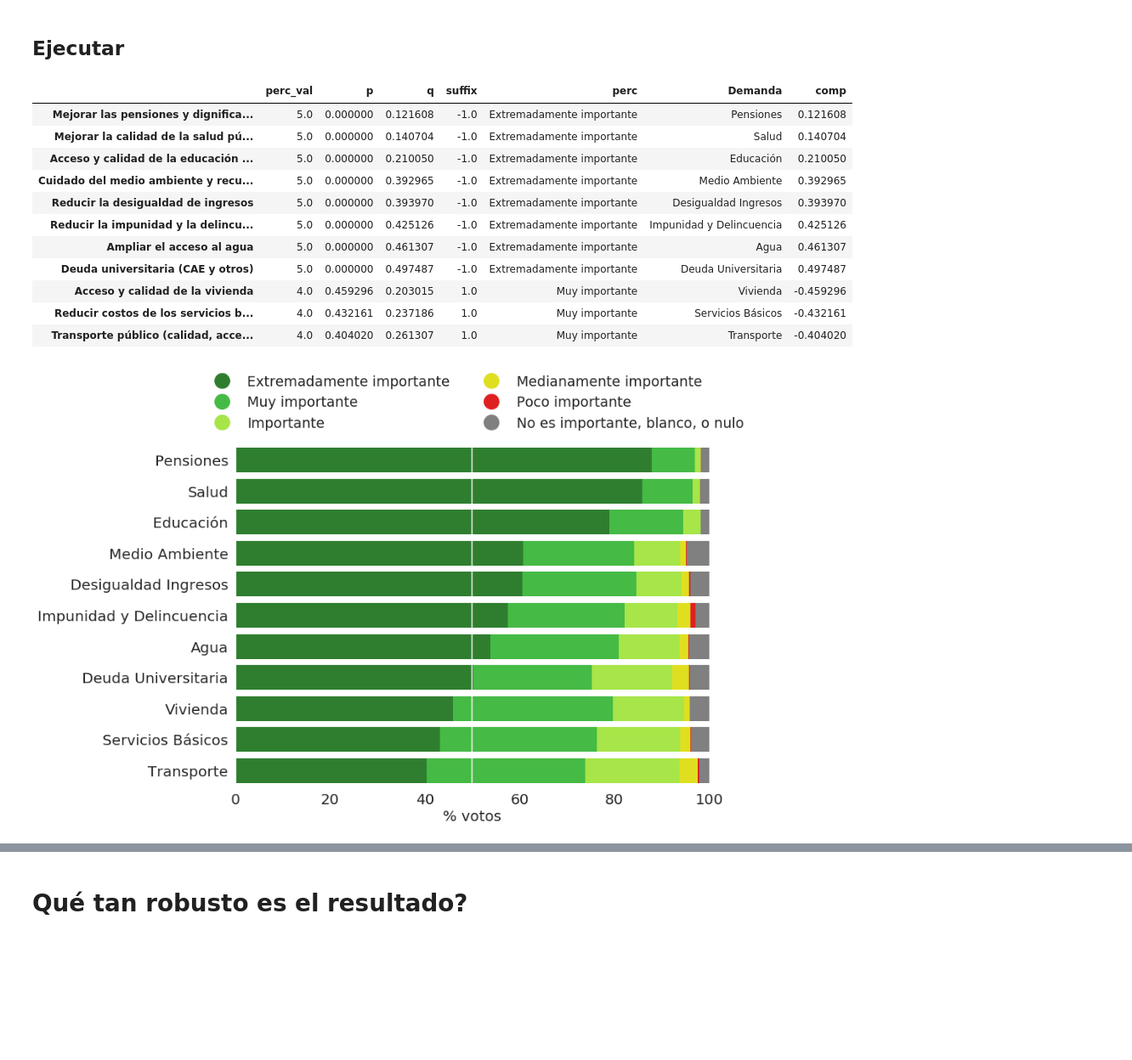
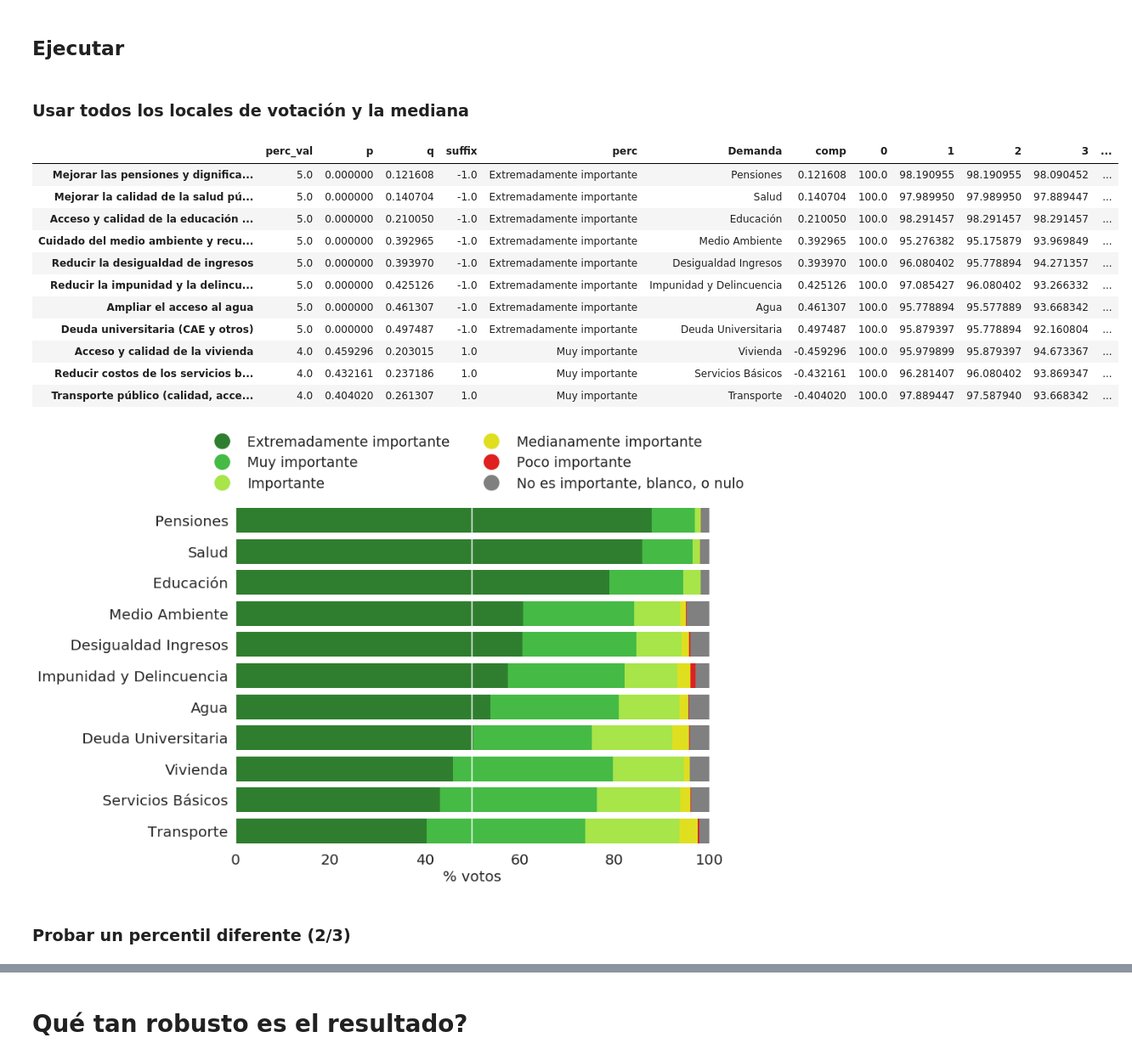
Before and after one commit to fforster/ConsultaRenca2020, a Jupyter notebook: VotacionRenca2020.ipynb, the cells around one changed output, grey strips where cells are left out. Shown at 85% size. Drawn from its saved outputs; the diff is of its cells as text; code cells hidden in the pictures; blank space fills up the shorter version.

Commit message:
Changed name, fixed issues with sorting

```diff
--- a/Renca_umbral.ipynb
+++ b/VotacionRenca2020.ipynb
@@ -271,2 +258,0 @@ Definir percentil, método asume
-# %%
-th = 100. * 0.5 # 2./3. # percentile
@@ -280,14 +268,13 @@ Definiremos una función que calcula percentiles, y valores de q y p para percen
 
 Cuando p > q, se dice que demanda es [percentil]+, cuando p < q, [percentil]-
 # %%
-def sort(dfall, local, percentile, verbose=False):
+def sort(dfall, sel_local, threshold, verbose=False):
 
     # seleccionar un local
-    sel_local = 'all' # 'Lo Velásquez', 'Bulnes', 'Matte', 'Cumbres'
     if sel_local != "all":
-        df = dfall[locales == sel_local]
+        dfsel = dfall[locales == sel_local]
     else:
-        df = dfall.copy()
+        dfsel = dfall
 
     # calcular percentil de interés y valores de q y p
     perc = {}
@@ -295,10 +282,10 @@ def sort(dfall, local, percentile, verbose=False):
     qs = {}
     ps = {}
     suffix = {}
-    for name in list(df):
-        perc_vals[name] = np.percentile(df[name], 100 - th)
-        ps[name] = (df[name] > perc_vals[name]).sum() / df.shape[0]
-        qs[name] = (df[name] < perc_vals[name]).sum() / df.shape[0]
+    for name in list(dfsel):
+        perc_vals[name] = np.percentile(dfsel[name], 100 - threshold)
+        ps[name] = (dfsel[name] > perc_vals[name]).sum() / dfsel.shape[0]
+        qs[name] = (dfsel[name] < perc_vals[name]).sum() / dfsel.shape[0]
 
         if ps[name] > qs[name]:
             suffix[name] = 1
@@ -312,7 +299,7 @@ def sort(dfall, local, percentile, verbose=False):
 
     # Convertir a numpy array y crear pandas dataframe
     data = np.array([list(perc_vals.values()), list(ps.values()), list(qs.values()), list(suffix.values()), list(perc.values())])
-    result = pd.DataFrame(data=data.transpose(), index=list(df), columns=["perc_val", "p", "q", "suffix", "perc"])
+    result = pd.DataFrame(data=data.transpose(), index=list(dfsel), columns=["perc_val", "p", "q", "suffix", "perc"])
 
     # agregar columna con demandas
     result["Demanda"] = demandas
@@ -352,11 +339,17 @@ class HandlerEllipse(HandlerPatch):
 # %% [markdown]
 Función para visualizar resultados
 # %%
-def viz(result, sel_local):
+def viz(result, dfall, sel_local, threshold):
+
+    # seleccionar un local
+    if sel_local != "all":
+        dfsel = dfall[locales == sel_local]
+    else:
+        dfsel = dfall
 
     # agregar columnas con porcentaje acumulado desde mayor a menor
     for val in range(6):
-        result[str(int(val))] = ((df>=val).sum(axis=0)) / df.shape[0] * 100
+        result[str(int(val))] = ((dfsel>=val).sum(axis=0)) / dfsel.shape[0] * 100
 
     # inicializar gráfico
     fig, ax = plt.subplots(figsize=(14, 9))
@@ -388,8 +381,11 @@ def viz(result, sel_local):
         tick.label.set_fontsize(20)
 
     # ejes
-    ax.axvline(th,  c='white')
-    ax.set_xlabel("% votos", fontsize=20)
+    ax.axvline(threshold,  c='white')
+    if sel_local != "all":
+        ax.set_xlabel("%% votos (%s)" % sel_local, fontsize=20)
+    else:
+        ax.set_xlabel("% votos", fontsize=20)
     ax.set_ylabel("", fontsize=14)
     ax.set_xlim(0, 100)
     ax.grid(False)
@@ -401,30 +397,33 @@ def viz(result, sel_local):
 
     # guardar según local de votación
     if sel_local != "all":
-        ax.set_title(sel_local)
         plt.savefig("plots/demandas_desc_%s_%i.pdf" % (sel_local, th))
         plt.savefig("plots/demandas_desc_%s_%i.png" % (sel_local, th))
     plt.savefig("plots/demandas_desc_%s_%i.pdf" % (sel_local, th))
     plt.savefig("plots/demandas_desc_%s_%i.png" % (sel_local, th))
 # %% [markdown]
 ## Ejecutar
+# %% [markdown]
+### Usar todos los locales de votación y la mediana
 # %%
+sel_local = "all"
+th = 50
 result = sort(df, sel_local, th)
+viz(result, df, sel_local, th)
 result
 # %% [output]
-|  | perc_val | p | q | suffix | perc | Demanda | comp |
-| Mejorar las pensiones y dignifica... | 5.0 | 0.000000 | 0.121608 | -1.0 | Extremadamente importante | Pensiones | 0.121608 |
-| Mejorar la calidad de la salud pú... | 5.0 | 0.000000 | 0.140704 | -1.0 | Extremadamente importante | Salud | 0.140704 |
-| Acceso y calidad de la educación ... | 5.0 | 0.000000 | 0.210050 | -1.0 | Extremadamente importante | Educación | 0.210050 |
-| Cuidado del medio ambiente y recu... | 5.0 | 0.000000 | 0.392965 | -1.0 | Extremadamente importante | Medio Ambiente | 0.392965 |
-| Reducir la desigualdad de ingresos | 5.0 | 0.000000 | 0.393970 | -1.0 | Extremadamente importante | Desigualdad Ingresos | 0.393970 |
-| Reducir la impunidad y la delincu... | 5.0 | 0.000000 | 0.425126 | -1.0 | Extremadamente importante | Impunidad y Delincuencia | 0.425126 |
-| Ampliar el acceso al agua | 5.0 | 0.000000 | 0.461307 | -1.0 | Extremadamente importante | Agua | 0.461307 |
-| Deuda universitaria (CAE y otros) | 5.0 | 0.000000 | 0.497487 | -1.0 | Extremadamente importante | Deuda Universitaria | 0.497487 |
-| Acceso y calidad de la vivienda | 4.0 | 0.459296 | 0.203015 | 1.0 | Muy importante | Vivienda | -0.459296 |
-| Reducir costos de los servicios b... | 4.0 | 0.432161 | 0.237186 | 1.0 | Muy importante | Servicios Básicos | -0.432161 |
-| Transporte público (calidad, acce... | 4.0 | 0.404020 | 0.261307 | 1.0 | Muy importante | Transporte | -0.404020 |
+|  | perc_val | p | q | suffix | perc | Demanda | comp | 0 | 1 | 2 | 3 | ... |
+| Mejorar las pensiones y dignifica... | 5.0 | 0.000000 | 0.121608 | -1.0 | Extremadamente importante | Pensiones | 0.121608 | 100.0 | 98.190955 | 98.190955 | 98.090452 | ... |
+| Mejorar la calidad de la salud pú... | 5.0 | 0.000000 | 0.140704 | -1.0 | Extremadamente importante | Salud | 0.140704 | 100.0 | 97.989950 | 97.989950 | 97.889447 | ... |
+| Acceso y calidad de la educación ... | 5.0 | 0.000000 | 0.210050 | -1.0 | Extremadamente importante | Educación | 0.210050 | 100.0 | 98.291457 | 98.291457 | 98.291457 | ... |
+| Cuidado del medio ambiente y recu... | 5.0 | 0.000000 | 0.392965 | -1.0 | Extremadamente importante | Medio Ambiente | 0.392965 | 100.0 | 95.276382 | 95.175879 | 93.969849 | ... |
+| Reducir la desigualdad de ingresos | 5.0 | 0.000000 | 0.393970 | -1.0 | Extremadamente importante | Desigualdad Ingresos | 0.393970 | 100.0 | 96.080402 | 95.778894 | 94.271357 | ... |
+| Reducir la impunidad y la delincu... | 5.0 | 0.000000 | 0.425126 | -1.0 | Extremadamente importante | Impunidad y Delincuencia | 0.425126 | 100.0 | 97.085427 | 96.080402 | 93.266332 | ... |
+| Ampliar el acceso al agua | 5.0 | 0.000000 | 0.461307 | -1.0 | Extremadamente importante | Agua | 0.461307 | 100.0 | 95.778894 | 95.577889 | 93.668342 | ... |
+| Deuda universitaria (CAE y otros) | 5.0 | 0.000000 | 0.497487 | -1.0 | Extremadamente importante | Deuda Universitaria | 0.497487 | 100.0 | 95.879397 | 95.778894 | 92.160804 | ... |
+| Acceso y calidad de la vivienda | 4.0 | 0.459296 | 0.203015 | 1.0 | Muy importante | Vivienda | -0.459296 | 100.0 | 95.979899 | 95.879397 | 94.673367 | ... |
+| Reducir costos de los servicios b... | 4.0 | 0.432161 | 0.237186 | 1.0 | Muy importante | Servicios Básicos | -0.432161 | 100.0 | 96.281407 | 96.080402 | 93.869347 | ... |
+| Transporte público (calidad, acce... | 4.0 | 0.404020 | 0.261307 | 1.0 | Muy importante | Transporte | -0.404020 | 100.0 | 97.889447 | 97.587940 | 93.668342 | ... |
+[figure, added]
-# %%
-viz(result, sel_local)
-# %% [output]
-[figure, removed]
+# %% [markdown]
+### Probar un percentil diferente (2/3)
```
Also changed, not shown: parts of 31 cells of this notebook.
